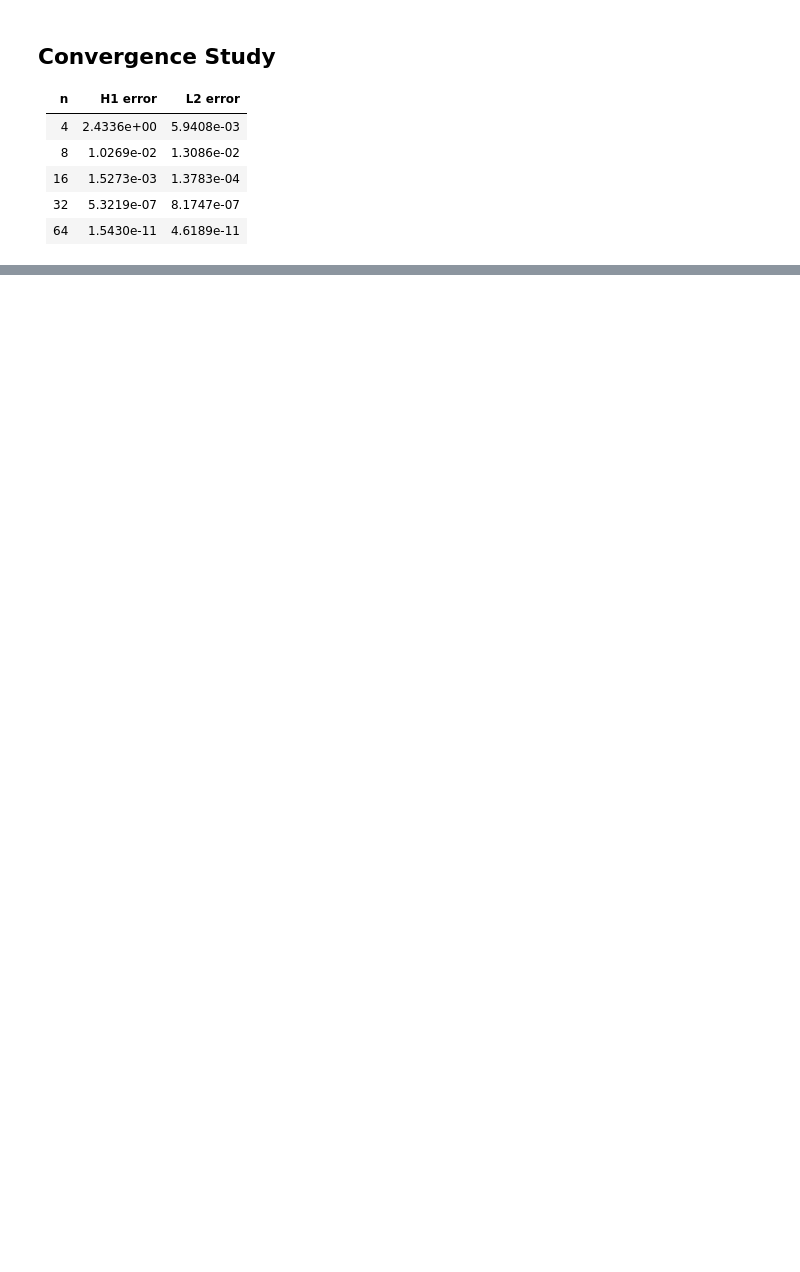
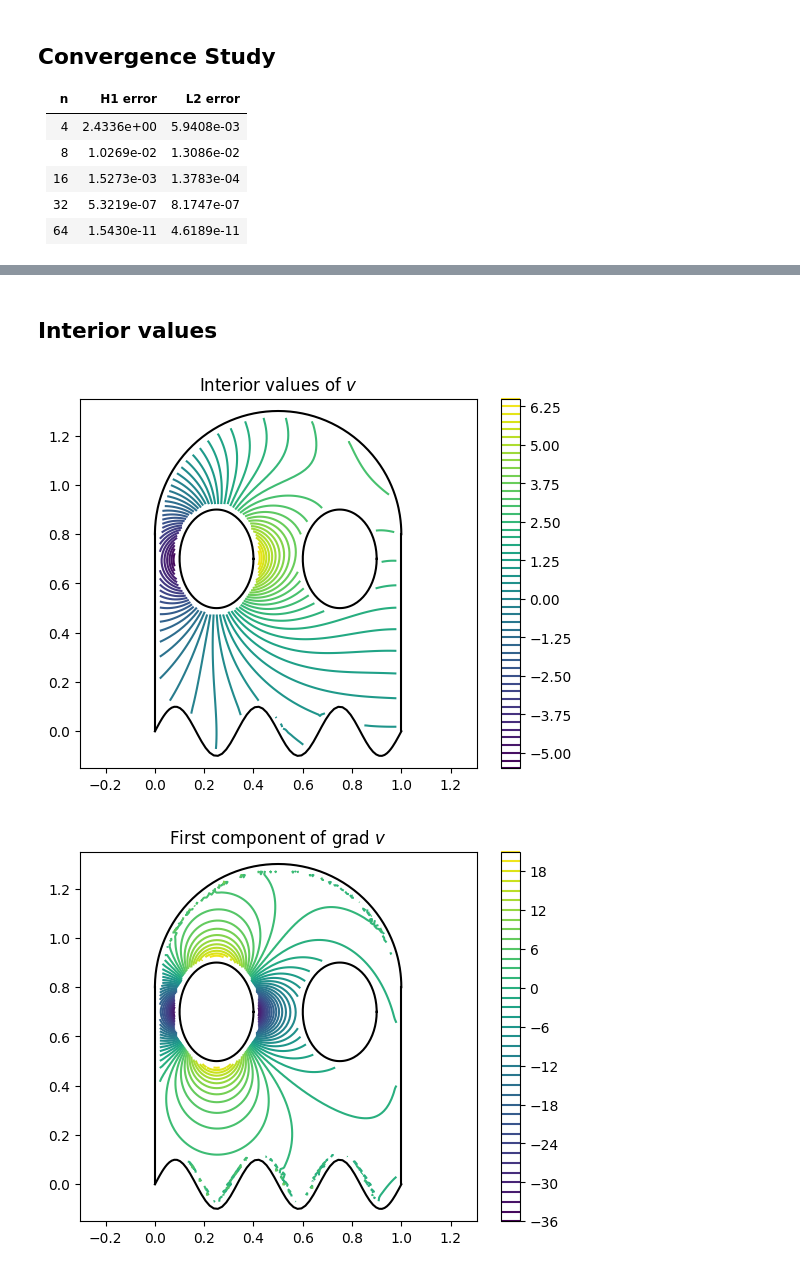
Before and after one commit to samreynoldsmath/PuncturedFEM, a Jupyter notebook: ex1c-ghost.ipynb, the cells around one changed output, grey strips where cells are left out. Drawn from its saved outputs; the diff is of its cells as text; code cells hidden in the pictures; blank space fills up the shorter version.

Commit message:
v0.2.4 Interior values

```diff
--- a/ex1c-ghost.ipynb
+++ b/ex1c-ghost.ipynb
@@ -188,0 +191,45 @@ L^2 error (vw) = 1.3783e-04
+# %% [markdown]
+## Interior values
+# %%
+y1, y2, v_computed, v_x1_computed, v_x2_computed = \
+    pf.locfun.intval.interior_values(v, K)
+
+import matplotlib.pyplot as plt
+
+plt.figure()
+for j in range(K.num_edges):
+    X = K.edge_list[j].x[0]
+    Y = K.edge_list[j].x[1]
+    plt.plot(X, Y, 'k')
+plt.contour(y1, y2, v_computed, levels=50)
+plt.colorbar()
+plt.title('Interior values of $v$')
+plt.axis('equal')
+plt.ylim([-0.15, 1.35])
+
+plt.figure()
+for j in range(K.num_edges):
+    X = K.edge_list[j].x[0]
+    Y = K.edge_list[j].x[1]
+    plt.plot(X, Y, 'k')
+plt.contour(y1, y2, v_x1_computed, levels=50)
+plt.colorbar()
+plt.title('First component of grad $v$')
+plt.axis('equal')
+plt.ylim([-0.15, 1.35])
+
+plt.figure()
+for j in range(K.num_edges):
+    X = K.edge_list[j].x[0]
+    Y = K.edge_list[j].x[1]
+    plt.plot(X, Y, 'k')
+plt.contour(y1, y2, v_x2_computed, levels=50)
+plt.colorbar()
+plt.title('Second component of grad $v$')
+plt.axis('equal')
+plt.ylim([-0.15, 1.35])
+
+plt.show()
+# %% [output]
+[figure, added]
+[figure, added]
```
Also changed, not shown: parts of 9 cells of this notebook, 10 other files.
